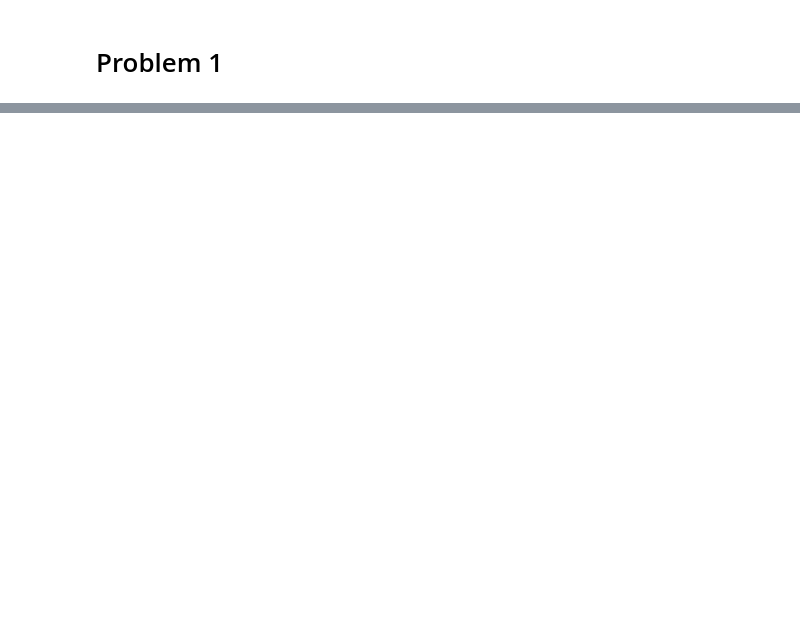
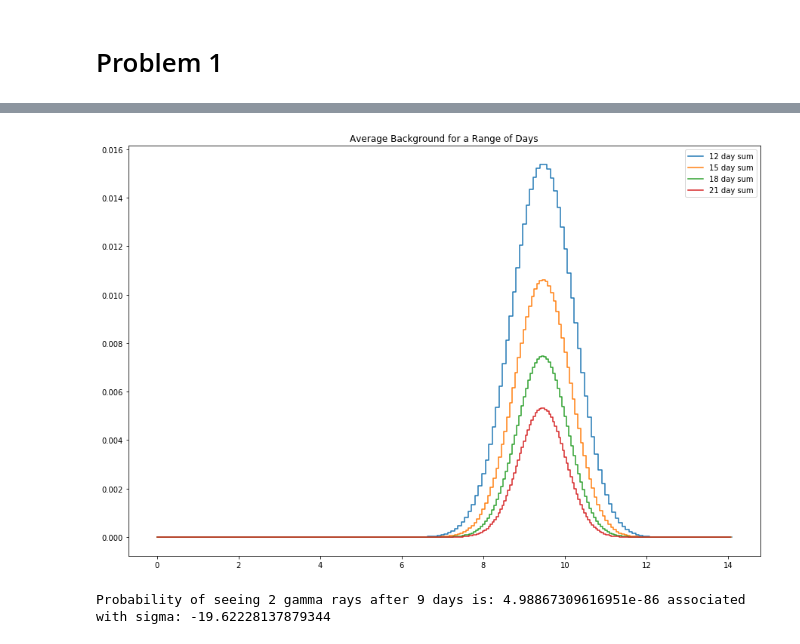
Before and after one commit to s-agiedd/PHYS_434, a Jupyter notebook: Labs/Alyssa_Giedd_Lab2.ipynb, the cells around one changed output, grey strips where cells are left out. Drawn from its saved outputs; the diff is of its cells as text; code cells hidden in the pictures; blank space fills up the shorter version.

```diff
--- a/Labs/Alyssa_Giedd_Lab2.ipynb
+++ b/Labs/Alyssa_Giedd_Lab2.ipynb
@@ -25,0 +61,27 @@ ValueError: shape mismatch: objects cannot be broadcast to a single shape
+# %%
+#C) Show how the probability distribution evolves as you average days. Calculate for many different ranges of days,
+#and explore the shape of the distribution as the number of days becomes larger. Discuss this in relation to both
+#B) and the central limit theoem.
+days = [12, 15, 18, 21]
+for index in range(len(days)):
+    #Sums to plot
+    bg_summation = convolve_multiple(y_avg, days[index])
+    #Produce graph with the specified days worth of data
+    plt.step(np.linspace(0, len(bg_summation), len(bg_summation))/days[index], bg_summation, label = str(days[index]) + " day sum")
+
+plt.legend()
+plt.title("Average Background for a Range of Days")
+plt.show()
+# %% [output]
+[figure, added]
+# %%
+#D) Pick some number of days N, and assume you saw Y*N gamma rays from your source. Calculate the 'sigma' of your
+#observation. [In reality the number of gamma-rays seen from a source will also fluctuate, but we're going to ignore
+#that complication for a couple of labs.]
+
+pdf = scipy.integrate.cumtrapz(bg_summation)
+prob = pdf[2]
+sigma = stats.norm.ppf(prob)
+print("Probability of seeing 2 gamma rays after 9 days is:", prob, "associated with sigma:" , sigma)
+# %% [output]
+Probability of seeing 2 gamma rays after 9 days is: 4.98867309616951e-86 associated with sigma: -19.62228137879344
```
Also changed, not shown: parts of 16 cells of this notebook, 1 other file.
